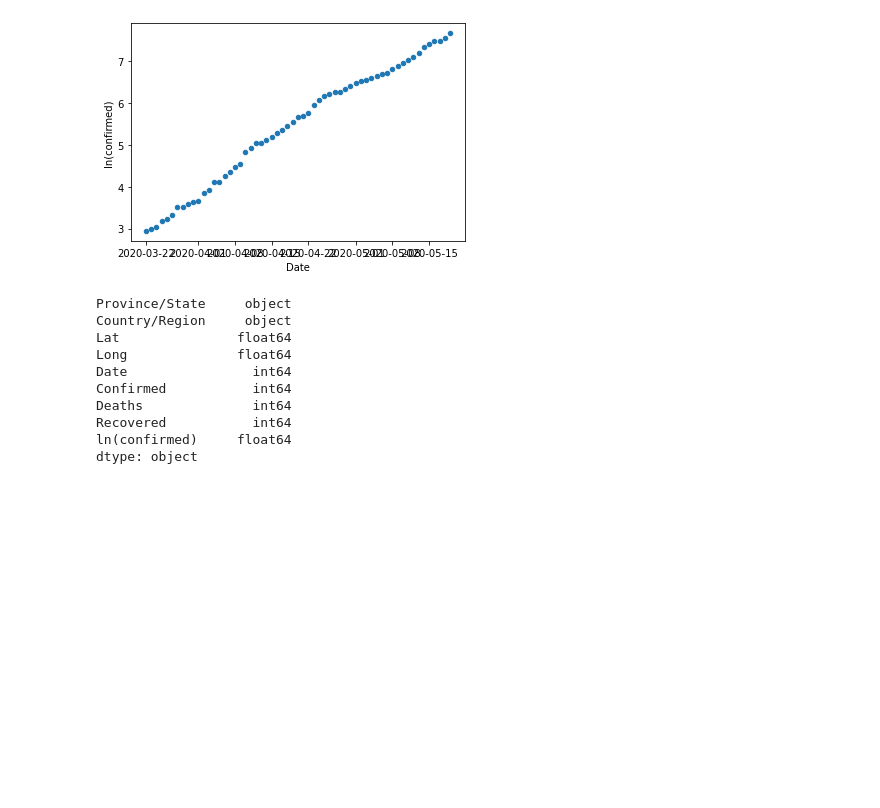
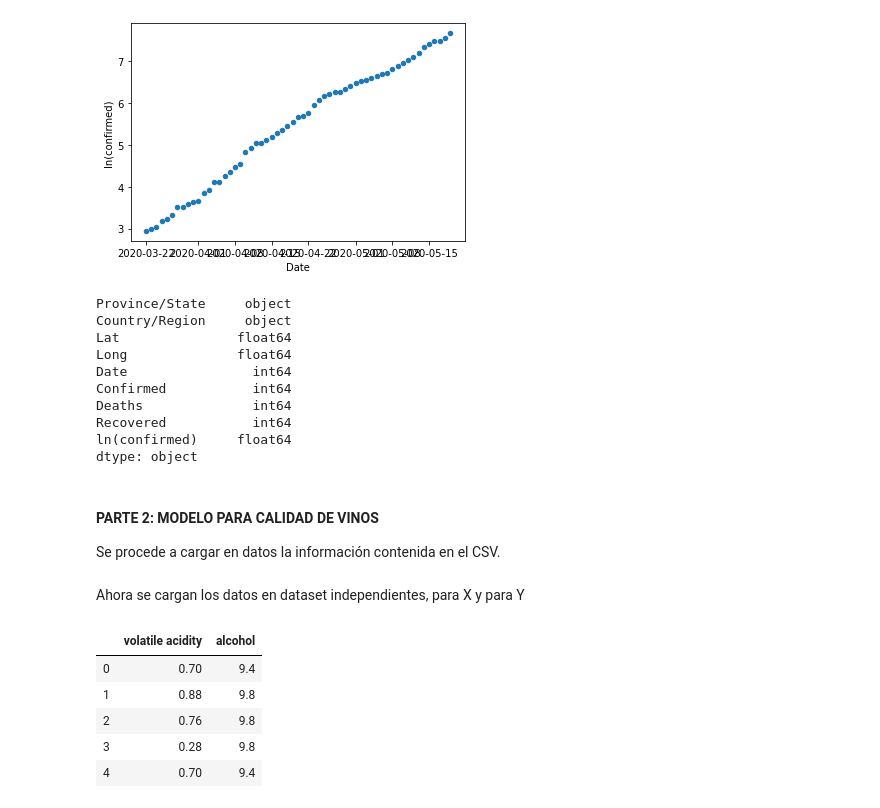
Before and after one commit to dvallesc/practica2-StadisticalLearning, a Jupyter notebook: FeatureEngineering-Tarea2-Diego_Valle.ipynb, the cells around one changed output. Saved outputs shown, nothing was run; the diff lists cells and outputs as text; code cells hidden in the pictures; blank space fills up the shorter version.

```diff
--- a/FeatureEngineering-Tarea2-Diego_Valle.ipynb
+++ b/FeatureEngineering-Tarea2-Diego_Valle.ipynb
@@ -111,3 +111,6 @@ Deaths              int64
 Recovered           int64
 ln(confirmed)     float64
 dtype: object
+# %% [markdown]
+#### PARTE 2: MODELO PARA CALIDAD DE VINOS
+Se procede a cargar en datos la información contenida en el CSV.
@@ -113,0 +119,14 @@ dtype: object
+# %% [markdown]
+Ahora se cargan los datos en dataset independientes, para X y para Y
+# %%
+datosY = datos[['quality']]
+datosX = datos[['volatile acidity', 'alcohol']]
+
+datosX.head()
+# %% [output]
+|  | volatile acidity | alcohol |
+| 0 | 0.70 | 9.4 |
+| 1 | 0.88 | 9.8 |
+| 2 | 0.76 | 9.8 |
+| 3 | 0.28 | 9.8 |
+| 4 | 0.70 | 9.4 |
```
Also changed, not shown: parts of 7 cells of this notebook.
